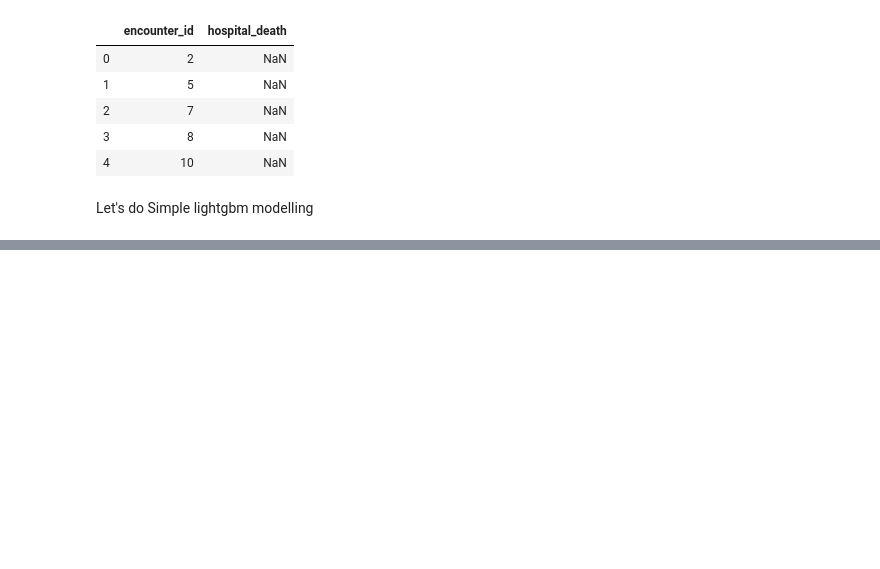
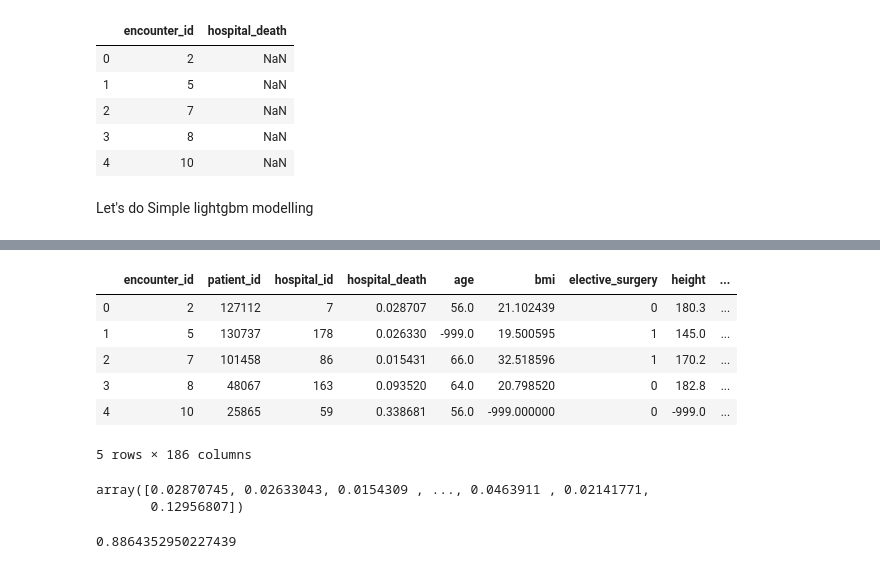
Before and after one commit to E-STAT/WIDS-2020-kaggle, a Jupyter notebook: WIDS_datathon.ipynb, the cells around one changed output, grey strips where cells are left out. Saved outputs shown, nothing was run; the diff lists cells and outputs as text; code cells hidden in the pictures; blank space fills up the shorter version.

```diff
--- a/WIDS_datathon.ipynb
+++ b/WIDS_datathon.ipynb
@@ -238,0 +374,10 @@ Let's do Simple lightgbm modelling
+# %%
+test.head()
+# %% [output]
+|  | encounter_id | patient_id | hospital_id | hospital_death | age | bmi | elective_surgery | height | ... |
+| 0 | 2 | 127112 | 7 | 0.028707 | 56.0 | 21.102439 | 0 | 180.3 | ... |
+| 1 | 5 | 130737 | 178 | 0.026330 | -999.0 | 19.500595 | 1 | 145.0 | ... |
+| 2 | 7 | 101458 | 86 | 0.015431 | 66.0 | 32.518596 | 1 | 170.2 | ... |
+| 3 | 8 | 48067 | 163 | 0.093520 | 64.0 | 20.798520 | 0 | 182.8 | ... |
+| 4 | 10 | 25865 | 59 | 0.338681 | 56.0 | -999.000000 | 0 | -999.0 | ... |
+5 rows × 186 columns
@@ -238,0 +386,5 @@ Let's do Simple lightgbm modelling
+# %%
+y_pred
+# %% [output]
+array([0.02870745, 0.02633043, 0.0154309 , ..., 0.0463911 , 0.02141771,
+       0.12956807])
@@ -238,0 +393,4 @@ Let's do Simple lightgbm modelling
+# %%
+roc_auc_score(y_test, yy)
+# %% [output]
+0.8864352950227439
```
Also changed, not shown: parts of 18 cells of this notebook.
